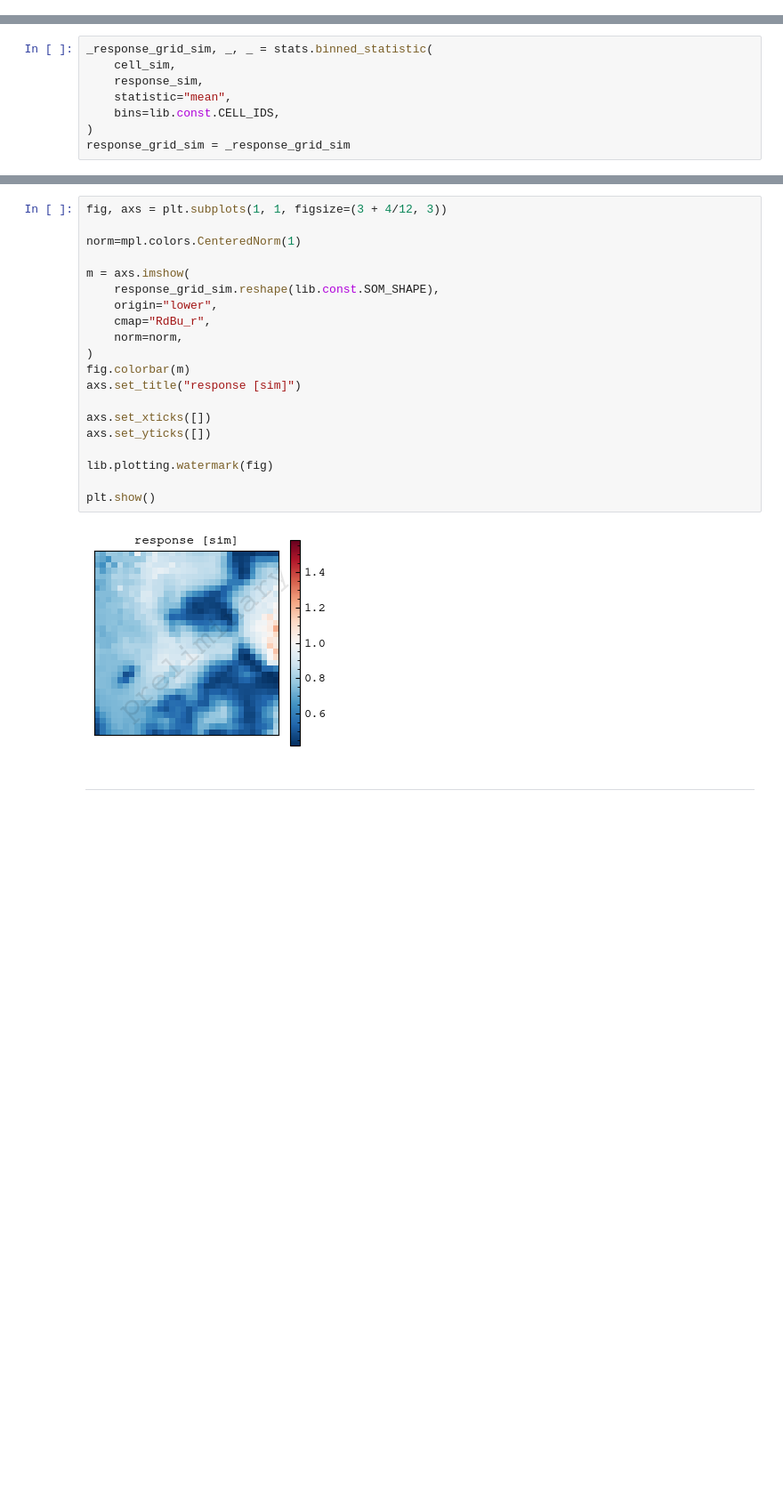
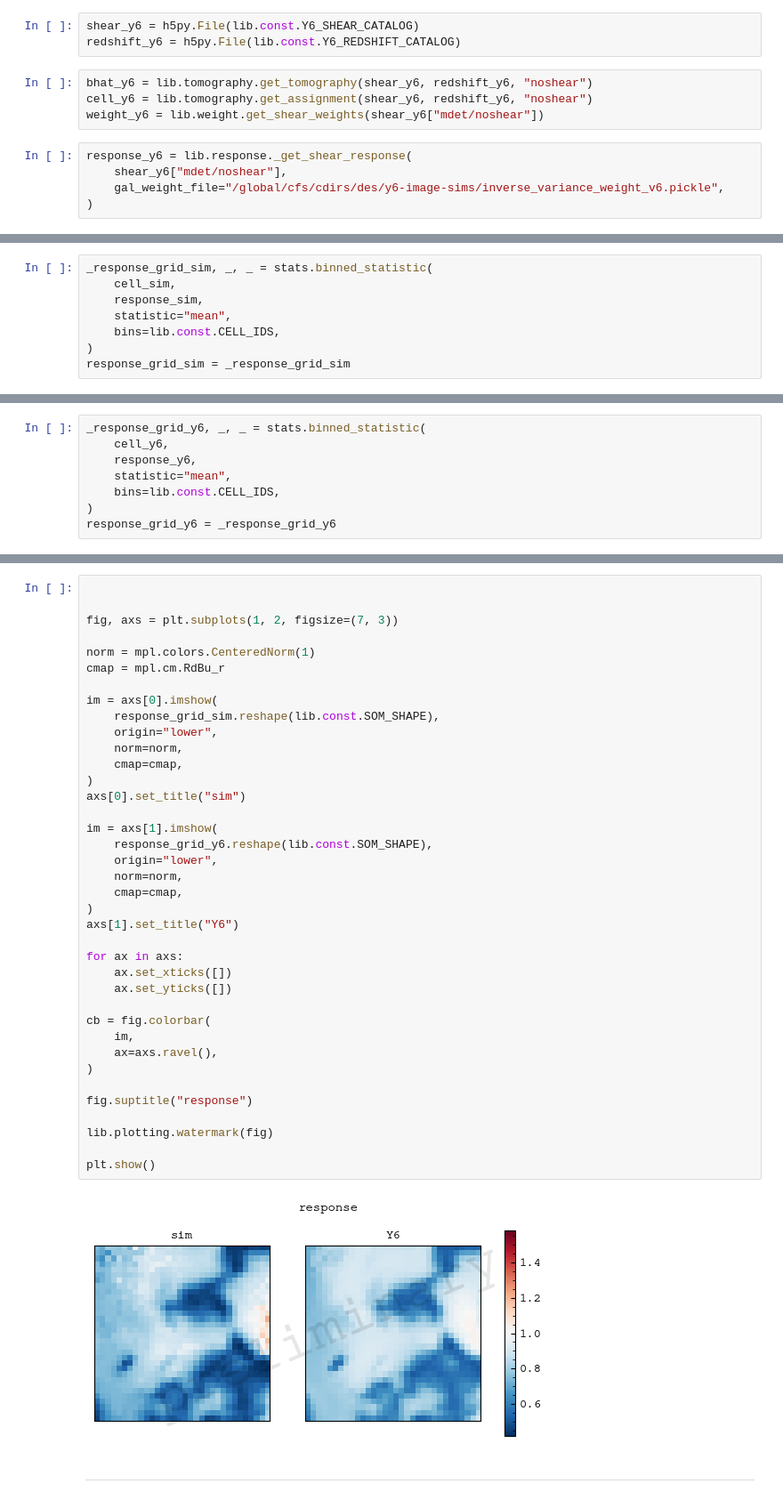
Before and after one commit to sidneymau/des-y6-image-sims-analysis, a Jupyter notebook: notebooks/2025_02_17_tomography/dev.ipynb, the cells around one changed output, grey strips where cells are left out. Shown at 89% size. Cells and saved outputs as stored; diff of their text form; blank space fills up the shorter version.

```diff
--- a/notebooks/2025_02_17_tomography/dev.ipynb
+++ b/notebooks/2025_02_17_tomography/dev.ipynb
@@ -39,3 +39,15 @@ bhat_sim = lib.tomography.get_tomography(shear_sim, redshift_sim, "noshear")
 cell_sim = lib.tomography.get_assignment(shear_sim, redshift_sim, "noshear")
 weight_sim = lib.weight.get_shear_weights(shear_sim["mdet/noshear"])
 response_sim = lib.response.get_shear_response(shear_sim["mdet/noshear"])
+# %%
+shear_y6 = h5py.File(lib.const.Y6_SHEAR_CATALOG)
+redshift_y6 = h5py.File(lib.const.Y6_REDSHIFT_CATALOG)
+# %%
+bhat_y6 = lib.tomography.get_tomography(shear_y6, redshift_y6, "noshear")
+cell_y6 = lib.tomography.get_assignment(shear_y6, redshift_y6, "noshear")
+weight_y6 = lib.weight.get_shear_weights(shear_y6["mdet/noshear"])
+# %%
+response_y6 = lib.response._get_shear_response(
+    shear_y6["mdet/noshear"],
+    gal_weight_file="/global/cfs/cdirs/des/y6-image-sims/inverse_variance_weight_v6.pickle",
+)
@@ -66 +96,9 @@ response_grid_sim = _response_grid_sim
+# %%
+_response_grid_y6, _, _ = stats.binned_statistic(
+    cell_y6,
+    response_y6,
+    statistic="mean",
+    bins=lib.const.CELL_IDS,
+)
+response_grid_y6 = _response_grid_y6
 # %%
@@ -102,25 +174,43 @@ plt.show()
 # %%
-fig, axs = plt.subplots(1, 1, figsize=(3 + 4/12, 3))
 
-norm=mpl.colors.CenteredNorm(1)
 
-m = axs.imshow(
+fig, axs = plt.subplots(1, 2, figsize=(7, 3))
+
+norm = mpl.colors.CenteredNorm(1)
+cmap = mpl.cm.RdBu_r
+
+im = axs[0].imshow(
     response_grid_sim.reshape(lib.const.SOM_SHAPE),
     origin="lower",
-    cmap="RdBu_r",
     norm=norm,
+    cmap=cmap,
 )
-fig.colorbar(m)
-axs.set_title("response [sim]")
+axs[0].set_title("sim")
 
-axs.set_xticks([])
-axs.set_yticks([])
+im = axs[1].imshow(
+    response_grid_y6.reshape(lib.const.SOM_SHAPE),
+    origin="lower",
+    norm=norm,
+    cmap=cmap,
+)
+axs[1].set_title("Y6")
+
+for ax in axs:
+    ax.set_xticks([])
+    ax.set_yticks([])
+
+cb = fig.colorbar(
+    im,
+    ax=axs.ravel(),
+)
+
+fig.suptitle("response")
 
 lib.plotting.watermark(fig)
 
 plt.show()
 # %% [output]
-[figure, old version]
+[figure, new version]
 # %% [markdown]
 ---
 # %%
```
Also changed, not shown: parts of 11 cells of this notebook.
